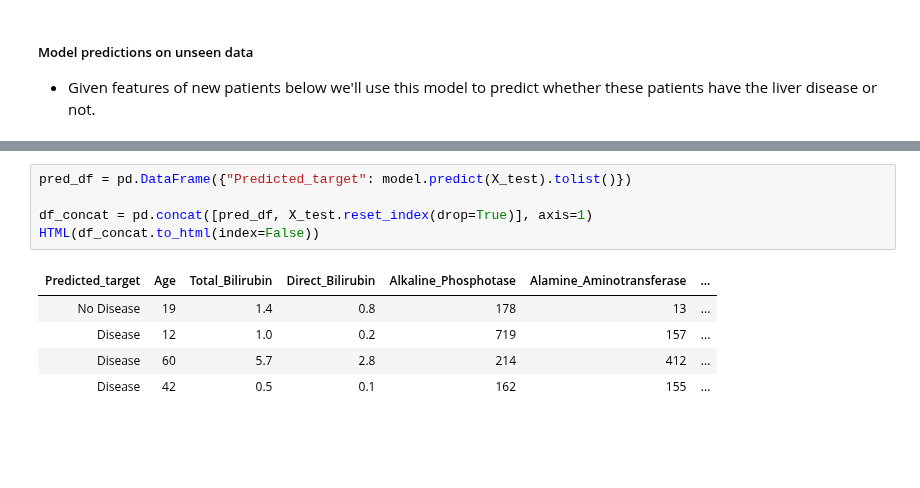
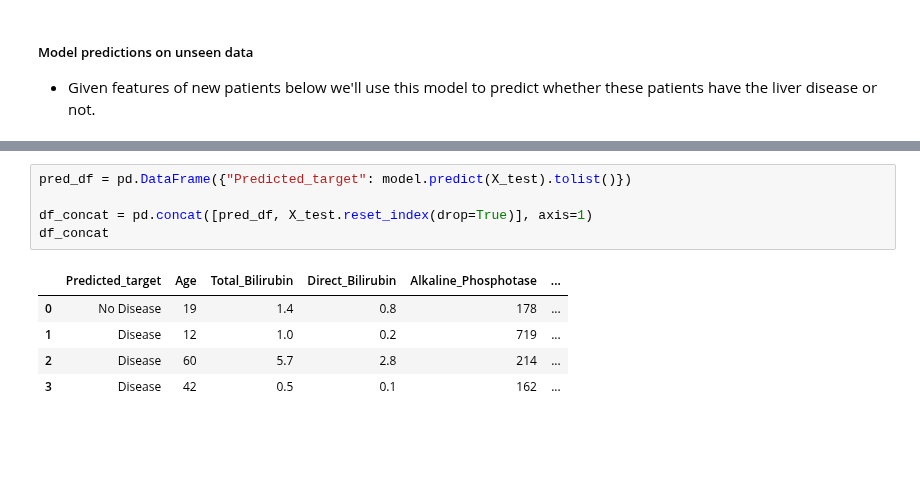
Before and after one commit to UBC-CS/cpsc330-2023s, a Jupyter notebook: lectures/01_intro.ipynb, the cells around one changed output, grey strips where cells are left out. Cells and saved outputs as stored; diff of their text form.

```diff
--- a/lectures/01_intro.ipynb
+++ b/lectures/01_intro.ipynb
@@ -305,14 +243,14 @@ HTML(X_test.reset_index(drop=True).to_html(index=False))
 # %%
 pred_df = pd.DataFrame({"Predicted_target": model.predict(X_test).tolist()})
 
 df_concat = pd.concat([pred_df, X_test.reset_index(drop=True)], axis=1)
-HTML(df_concat.to_html(index=False))
+df_concat
 # %% [output]
-| Predicted_target | Age | Total_Bilirubin | Direct_Bilirubin | Alkaline_Phosphotase | Alamine_Aminotransferase | ... |
-| No Disease | 19 | 1.4 | 0.8 | 178 | 13 | ... |
-| Disease | 12 | 1.0 | 0.2 | 719 | 157 | ... |
-| Disease | 60 | 5.7 | 2.8 | 214 | 412 | ... |
-| Disease | 42 | 0.5 | 0.1 | 162 | 155 | ... |
+|  | Predicted_target | Age | Total_Bilirubin | Direct_Bilirubin | Alkaline_Phosphotase | ... |
+| 0 | No Disease | 19 | 1.4 | 0.8 | 178 | ... |
+| 1 | Disease | 12 | 1.0 | 0.2 | 719 | ... |
+| 2 | Disease | 60 | 5.7 | 2.8 | 214 | ... |
+| 3 | Disease | 42 | 0.5 | 0.1 | 162 | ... |
 # %% [markdown]
 <br><br>
 # %% [markdown]
```
Also changed, not shown: parts of 50 cells of this notebook, 2 other files.
